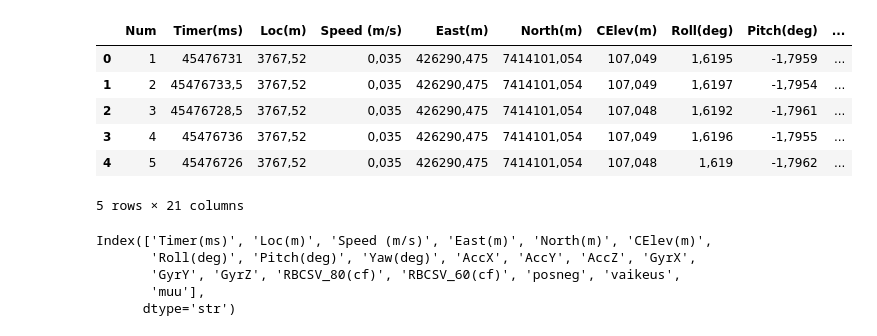
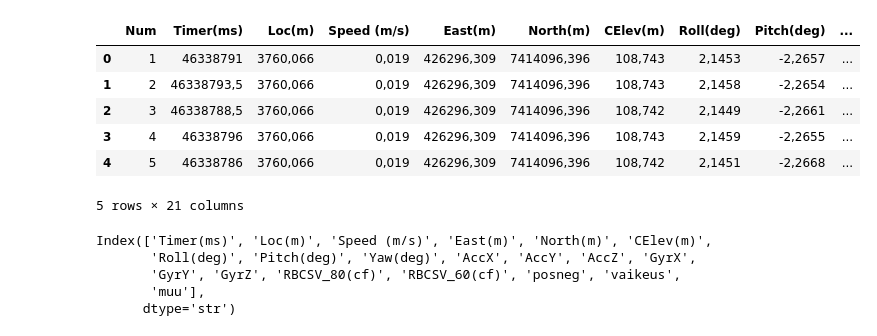
Before and after one commit to kallejjj/SemesterProjectFall2026, a Jupyter notebook: Ada/exploration.ipynb, the cells around one changed output. Saved outputs shown, nothing was run; the diff lists cells and outputs as text; code cells hidden in the pictures.

```diff
--- a/Ada/exploration.ipynb
+++ b/Ada/exploration.ipynb
@@ -6,16 +6,16 @@ import tensorflow as tf
 import tensorboard as tb
 import matplotlib.pyplot as plt
 # %%
-df = pd.read_csv('../dataset/Iisingintie_Acc1_m800_RDMC_2026-05-06_123750.txt', sep='\t')
+df = pd.read_csv('../dataset/Iisingintie_Acc1_m802_RDMC_2026-05-06_125211.txt', sep='\t')
 
 df.head()
 # %% [output]
 |  | Num | Timer(ms) | Loc(m) | Speed (m/s) | East(m) | North(m) | CElev(m) | Roll(deg) | Pitch(deg) | ... |
-| 0 | 1 | 45476731 | 3767,52 | 0,035 | 426290,475 | 7414101,054 | 107,049 | 1,6195 | -1,7959 | ... |
-| 1 | 2 | 45476733,5 | 3767,52 | 0,035 | 426290,475 | 7414101,054 | 107,049 | 1,6197 | -1,7954 | ... |
-| 2 | 3 | 45476728,5 | 3767,52 | 0,035 | 426290,475 | 7414101,054 | 107,048 | 1,6192 | -1,7961 | ... |
-| 3 | 4 | 45476736 | 3767,52 | 0,035 | 426290,475 | 7414101,054 | 107,049 | 1,6196 | -1,7955 | ... |
-| 4 | 5 | 45476726 | 3767,52 | 0,035 | 426290,475 | 7414101,054 | 107,048 | 1,619 | -1,7962 | ... |
+| 0 | 1 | 46338791 | 3760,066 | 0,019 | 426296,309 | 7414096,396 | 108,743 | 2,1453 | -2,2657 | ... |
+| 1 | 2 | 46338793,5 | 3760,066 | 0,019 | 426296,309 | 7414096,396 | 108,743 | 2,1458 | -2,2654 | ... |
+| 2 | 3 | 46338788,5 | 3760,066 | 0,019 | 426296,309 | 7414096,396 | 108,742 | 2,1449 | -2,2661 | ... |
+| 3 | 4 | 46338796 | 3760,066 | 0,019 | 426296,309 | 7414096,396 | 108,743 | 2,1459 | -2,2655 | ... |
+| 4 | 5 | 46338786 | 3760,066 | 0,019 | 426296,309 | 7414096,396 | 108,742 | 2,1451 | -2,2668 | ... |
 5 rows × 21 columns
 # %%
 df = df.drop(columns=['Num'])
```
Also changed, not shown: parts of 3 cells of this notebook, 2 other files.
